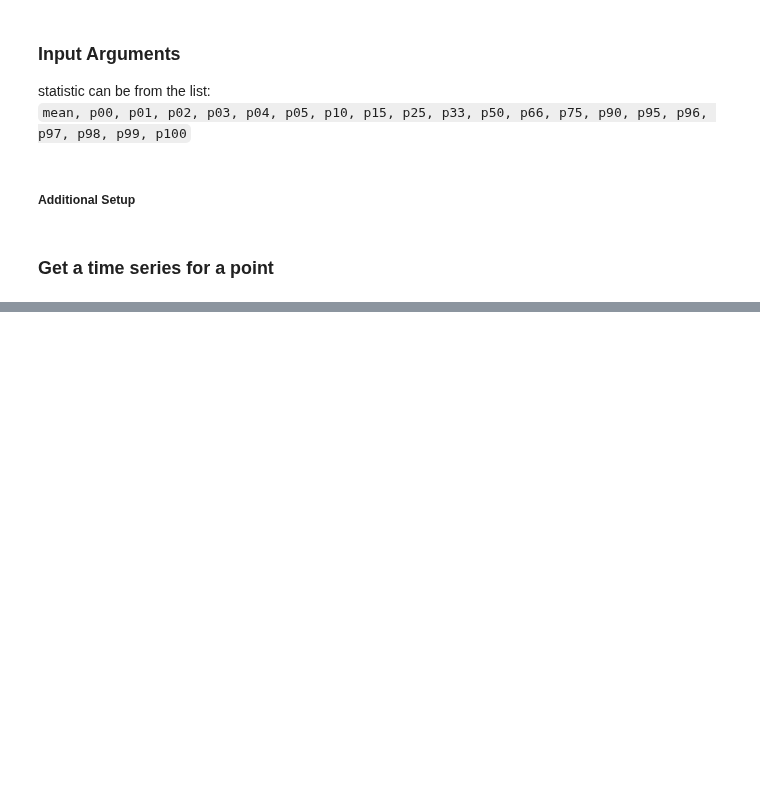
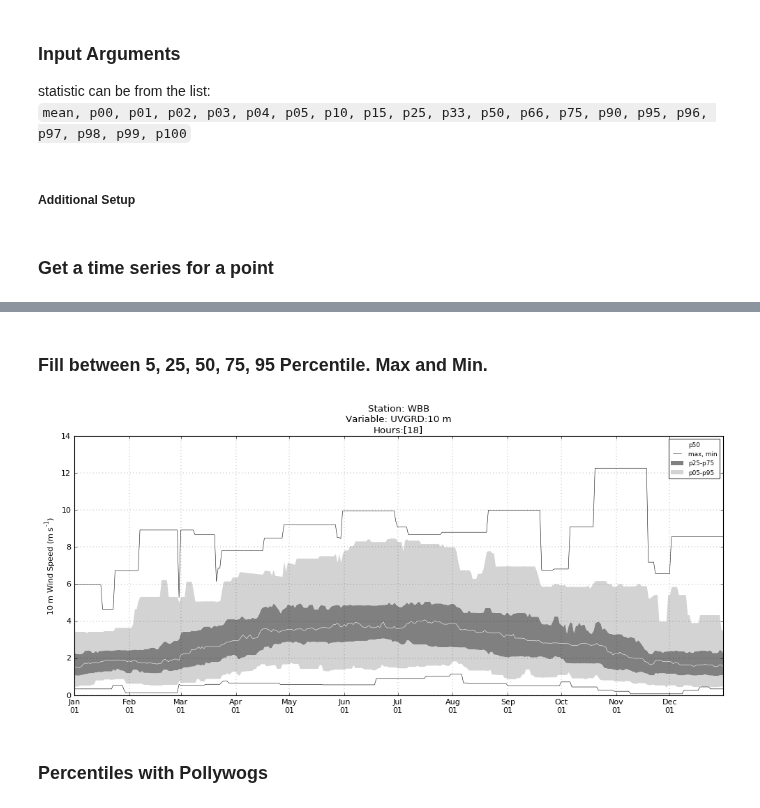
Before and after one commit to blaylockbk/pyBKB_v2, a Jupyter notebook: OpenScienceGrid/plot_OSG_statistics_TimeSeries.ipynb, the cells around one changed output, grey strips where cells are left out. Drawn from its saved outputs; the diff is of its cells as text; code cells hidden in the pictures; blank space fills up the shorter version.

```diff
--- a/OpenScienceGrid/plot_OSG_statistics_TimeSeries.ipynb
+++ b/OpenScienceGrid/plot_OSG_statistics_TimeSeries.ipynb
@@ -237,0 +277,28 @@ plt.grid()
+# %% [markdown]
+### Fill between 5, 25, 50, 75, 95 Percentile. Max and Min.
+# %%
+plt.fill_between(DATES, HTS['p25'], HTS['p75'], facecolor='grey', linewidth=0, label='p25-p75')
+plt.fill_between(DATES, HTS['p75'], HTS['p95'], facecolor='lightgrey', linewidth=0, label='p05-p95')
+plt.fill_between(DATES, HTS['p05'], HTS['p25'], facecolor='lightgrey', linewidth=0)
+plt.plot(DATES, HTS['p50'], color='w', lw=.5, label='p50')
+plt.plot(DATES, HTS['p100'], color='k', lw=.5, label='max, min')
+plt.plot(DATES, HTS['p00'], color='k', lw=.5)
+
+plt.title('Station: %s\nVariable: %s\nHours:%s' % (stn, var, hours))
+plt.ylabel(ylabel)
+
+plt.gca().xaxis.set_major_formatter(formatter)
+
+if plot_MW:
+    plt.plot(MW_DATES, a[MWvar], label='MesoWest', color='red', lw=3)
+
+if plot_HRRR:
+    plt.plot(HRRR_DATES, HRRR_val, color='orange', label='HRRR f00', lw=3.5)
+
+plt.xlim([sPLOT, ePLOT])
+plt.legend()
+plt.grid()
+# %% [output]
+[figure, added]
+# %% [markdown]
+### Percentiles with Pollywogs
```
Also changed, not shown: parts of 13 cells of this notebook, 21 other files.
